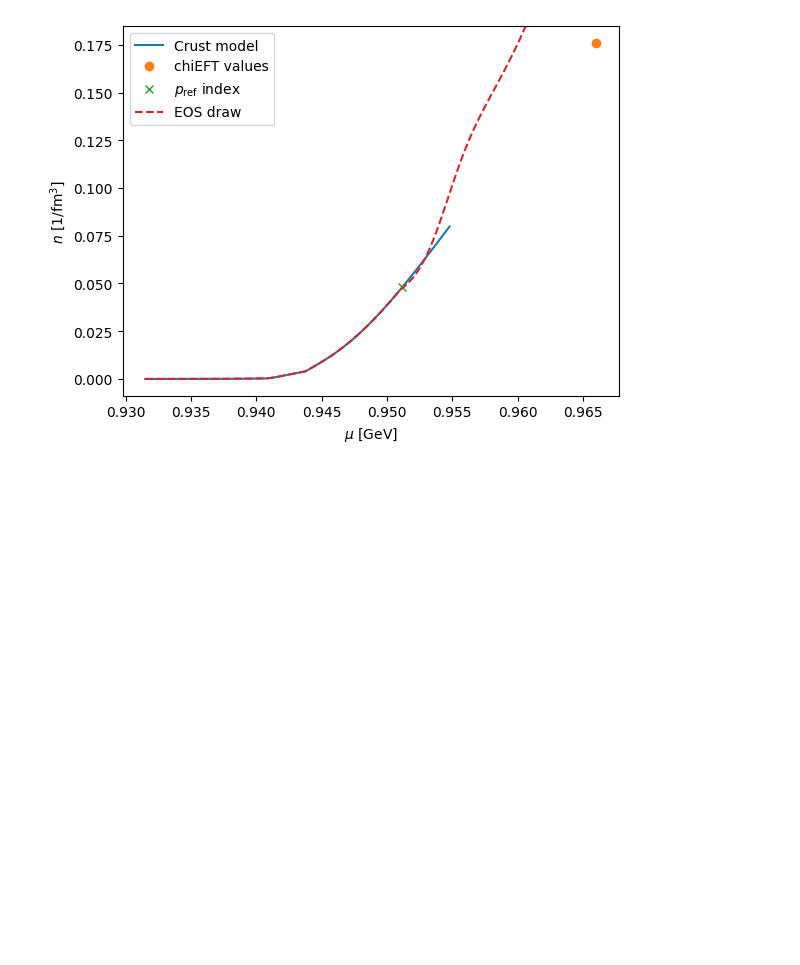
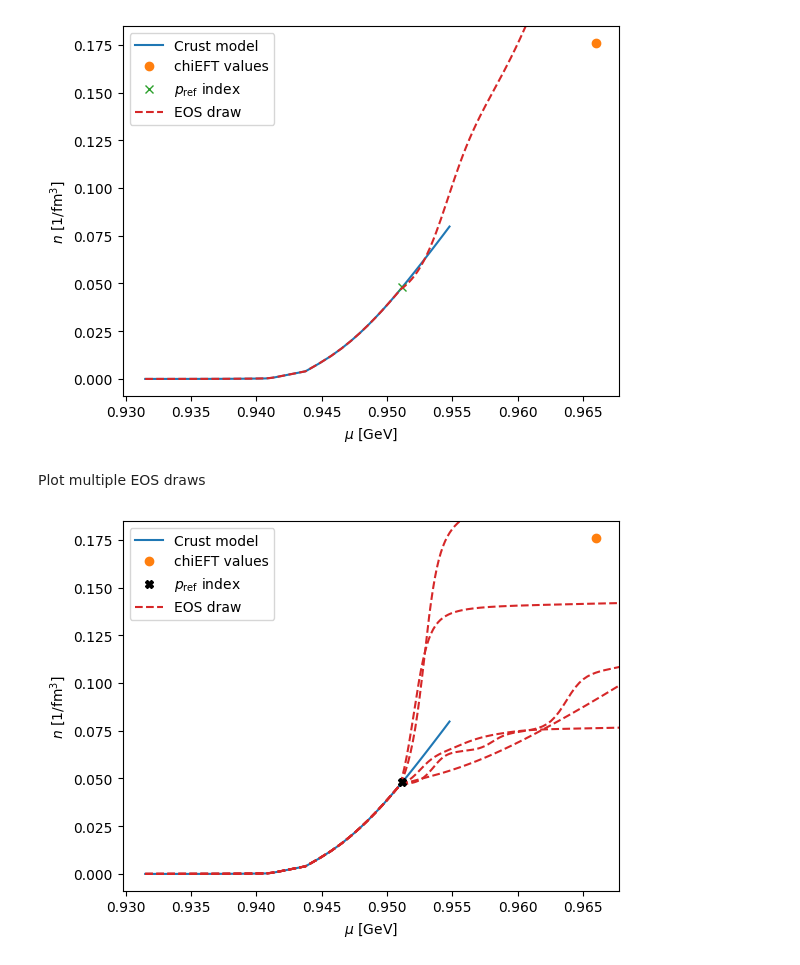
Before and after one commit to eliotfinch/pqcd, a Jupyter notebook: notebooks/inspect_crust.ipynb, the cells around one changed output. Cells and saved outputs as stored; diff of their text form; code cells hidden in the pictures; blank space fills up the shorter version.

```diff
--- a/notebooks/inspect_crust.ipynb
+++ b/notebooks/inspect_crust.ipynb
@@ -241,3 +267,54 @@ ax.set_ylabel(r'$n$ [1/fm$^3$]')
 ax.legend();
 # %% [output]
 [figure]
+# %% [markdown]
+Plot multiple EOS draws
+# %%
+fig, ax = plt.subplots()
+
+ax.plot(crust_chemical_potential, crust_number_density, label='Crust model')
+ax.plot(muL, nL, 'o', label='chiEFT values')
+ax.plot(
+    crust_chemical_potential[p_ref_new_index],
+    crust_number_density[p_ref_new_index],
+    'X',
+    label='$p_\mathrm{ref}$ index',
+    c='k',
+    zorder=5
+    )
+
+xlim = ax.get_xlim()
+ylim = ax.get_ylim()
+
+n_draws = 5
+for n in range(n_draws):
+
+    file_path = (
+        f'../data/eos-draws-modified/12/margagn/DRAWmod1000-000000/eos-draw-00000{n}.csv'
+    )
+
+    eos = pd.read_csv(file_path)
+
+    eos_pressure = to_GeV_per_cubic_femtometre(eos.pressurec2)
+    eos_energy_density = to_GeV_per_cubic_femtometre(eos.energy_densityc2)
+    eos_number_density = to_nucleons_per_cubic_femtometre(eos.baryon_density)
+
+    eos_chemical_potential = (eos_energy_density+eos_pressure)/eos_number_density
+
+    ax.plot(
+        eos_chemical_potential,
+        eos_number_density,
+        linestyle='--',
+        label='EOS draw' if n == 0 else None,
+        c='C3'
+        )
+
+ax.set_xlim(xlim)
+ax.set_ylim(ylim)
+
+ax.set_xlabel(r'$\mu$ [GeV]')
+ax.set_ylabel(r'$n$ [1/fm$^3$]')
+
+ax.legend();
+# %% [output]
+[figure, added]
```
Also changed, not shown: parts of 8 cells of this notebook.
